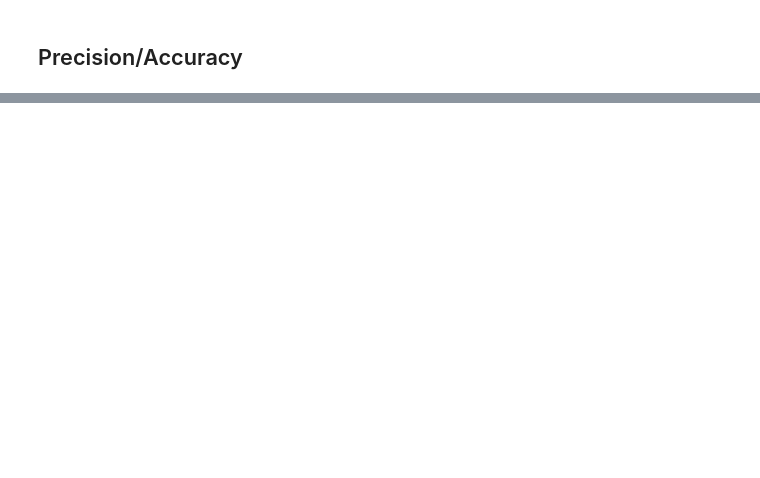
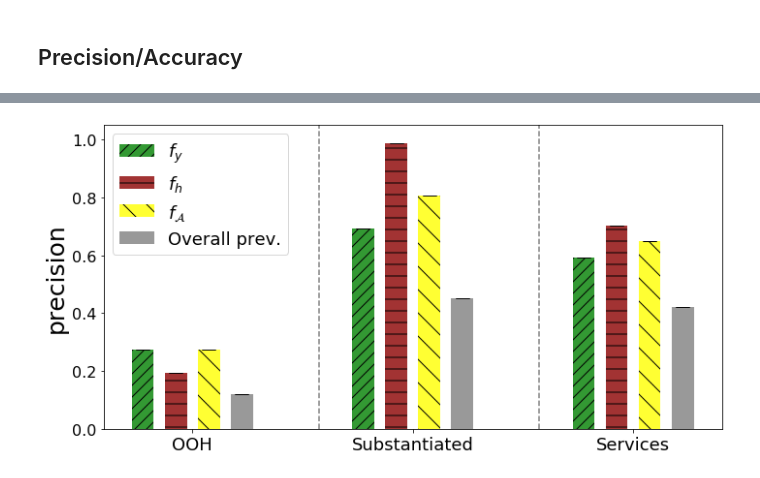
Before and after one commit to mariadea/influence-labelers, a Jupyter notebook: child_welfare/ChildWelfare_SingleRun_NN.ipynb, the cells around one changed output, grey strips where cells are left out. Saved outputs shown, nothing was run; the diff lists cells and outputs as text; code cells hidden in the pictures; blank space fills up the shorter version.

Commit message:
Visualization of results added

```diff
--- a/child_welfare/ChildWelfare_SingleRun_NN.ipynb
+++ b/child_welfare/ChildWelfare_SingleRun_NN.ipynb
@@ -213,7 +224,7 @@ roc_auc_score(tar_test['D'],model.predict(cov_test))
 # %% [markdown]
 ## Precision/Accuracy
 # %%
-def eval_pred_outcome(Y_outcome_test, Y_pred_test, Y_h_test):
+def eval_pred_outcome(Y_outcome_test, Y_pred_test, Y_h_test, p):
     Y_pred_test_scrin = Y_pred_test[Y_h_test==1]
     Y_outcome_test_scrin = Y_outcome_test[Y_h_test==1]
     #print(sum(Y_outcome_test_scrin))
@@ -283,20 +271,28 @@ def eval_pred(Y_pred_test, Y_h, Y_ooh, Y_serv, Y_sub, refer_ids_test, refer_ids,
+# %%
+def eval_pred(Y_pred_test, tar_test, p):
+    dic_k_Y_pred = {}
+
+    base_ooh, precision_ooh, recall_ooh = eval_pred_outcome(np.array(tar_test['Y1']).flatten(), Y_pred_test.flatten(), np.array(tar_test['D']==1).flatten(), p)
+    base_serv, precision_serv, recall_serv = eval_pred_outcome(np.array(tar_test['Y2']).flatten(), Y_pred_test.flatten(), np.array(tar_test['D']==1).flatten(), p)
+    base_sub, precision_sub, recall_sub = eval_pred_outcome(np.array(tar_test['Y3']).flatten(), Y_pred_test.flatten(), np.array(tar_test['D']==1).flatten(), p)
+
+    dic_k_Y_pred['ooh'] = {'base': float(base_ooh), 'precision': float(precision_ooh), 'recall': float(recall_ooh)}
+    dic_k_Y_pred['sub'] = {'base': float(base_sub), 'precision': float(precision_sub), 'recall': float(recall_sub)}
+    dic_k_Y_pred['serv'] = {'base': float(base_serv), 'precision': float(precision_serv), 'recall': float(recall_serv)}
+
+    return dic_k_Y_pred
 # %%
-def eval_k_iter(M_results, Y_h, Y_ooh, Y_serv, Y_sub, p):
-    K = len(M_results)
+def eval_k_iter(Y_pred_obs_test, Y_pred_amalg_test, Y_pred_h_test, tar_test, p):
     dic_eval = {}
 
-    for k in np.arange(K):
-        dic_k = {}
-        Y_pred_hybrid_test, Y_pred_obs_test, Y_pred_amalg_test, Y_pred_h_test, refer_ids_train, refer_ids_test = M_results[k]
-        dic_k['Y_pred_obs_test'] = eval_pred(Y_pred_obs_test, Y_h, Y_ooh, Y_serv, Y_sub, refer_ids_test, refer_ids, p)
-        print('done with Y_pred_obs_test')
-        dic_k['Y_pred_h_test'] = eval_pred(Y_pred_h_test, Y_h, Y_ooh, Y_serv, Y_sub, refer_ids_test, refer_ids, p)
-        print('done with Y_pred_h_test')
-        dic_k['Y_pred_hybrid_test'] = eval_pred(Y_pred_hybrid_test, Y_h, Y_ooh, Y_serv, Y_sub, refer_ids_test, refer_ids, p)
-        print('done with Y_pred_hyb_test')
-        dic_k['Y_pred_amalg_test'] = eval_pred(Y_pred_amalg_test, Y_h, Y_ooh, Y_serv, Y_sub, refer_ids_test, refer_ids, p)
+    dic_k = {}
+    dic_k['Y_pred_obs_test'] = eval_pred(Y_pred_obs_test, tar_test, p)
+    dic_k['Y_pred_h_test'] = eval_pred(Y_pred_h_test, tar_test, p)
+    #dic_k['Y_pred_hybrid_test'] = eval_pred(Y_pred_hybrid_test, Y_h, Y_ooh, Y_serv, Y_sub, refer_ids_test, refer_ids, p)
+    #print('done with Y_pred_hyb_test')
+    dic_k['Y_pred_amalg_test'] = eval_pred(Y_pred_amalg_test, tar_test, p)
 
 
-        dic_eval[k] = dic_k
+    dic_eval[0] = dic_k
 
     return dic_eval
@@ -303,3 +303,5 @@ def eval_k_iter(M_results, Y_h, Y_ooh, Y_serv, Y_sub, p):
+# %%
+dic_25 = eval_k_iter(Y_pred_obs_test, Y_pred_amalg_test, Y_pred_h_test, tar_test, 0.25)
 # %%
 def plot_perf_bar(dic_eval, models = ['Y_pred_obs_test', 'Y_pred_h_test',
                                      'Y_pred_hybrid_test', 'Y_pred_amalg_test'],
@@ -379,3 +381,8 @@ def plot_perf_bar(dic_eval, models = ['Y_pred_obs_test', 'Y_pred_h_test',
 #     plt.savefig(fig_title, dpi=300,
 #             orientation='portrait' )
     plt.show()
+# %%
+plot_perf_bar(dic_25, models = ['Y_pred_obs_test', 'Y_pred_h_test', 'Y_pred_amalg_test'],
+                  plot_labels = [ '$f_y$', '$f_h$',   '$f_\mathcal{A}$' ])
+# %% [output]
+[figure, added]
```
Also changed, not shown: parts of 29 cells of this notebook, 1 other file.
